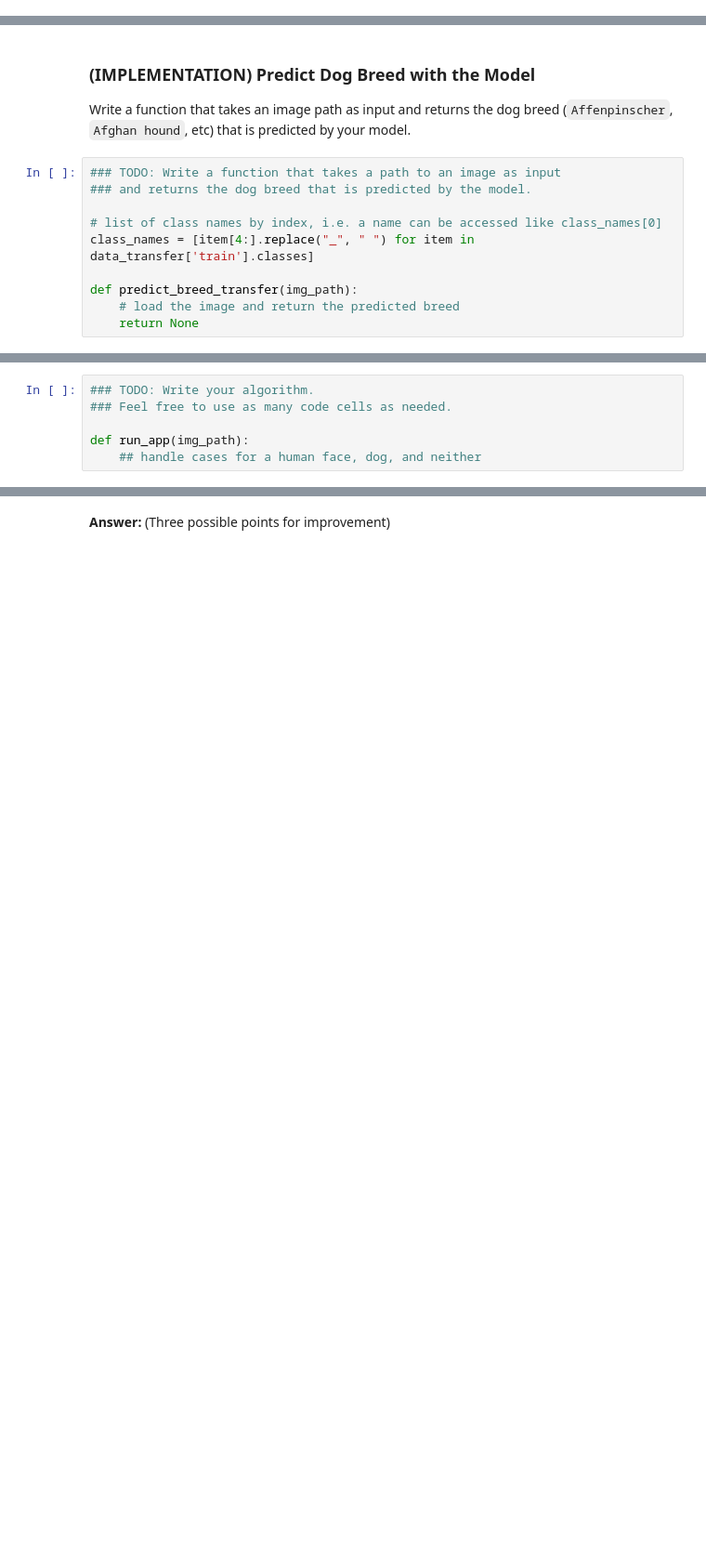
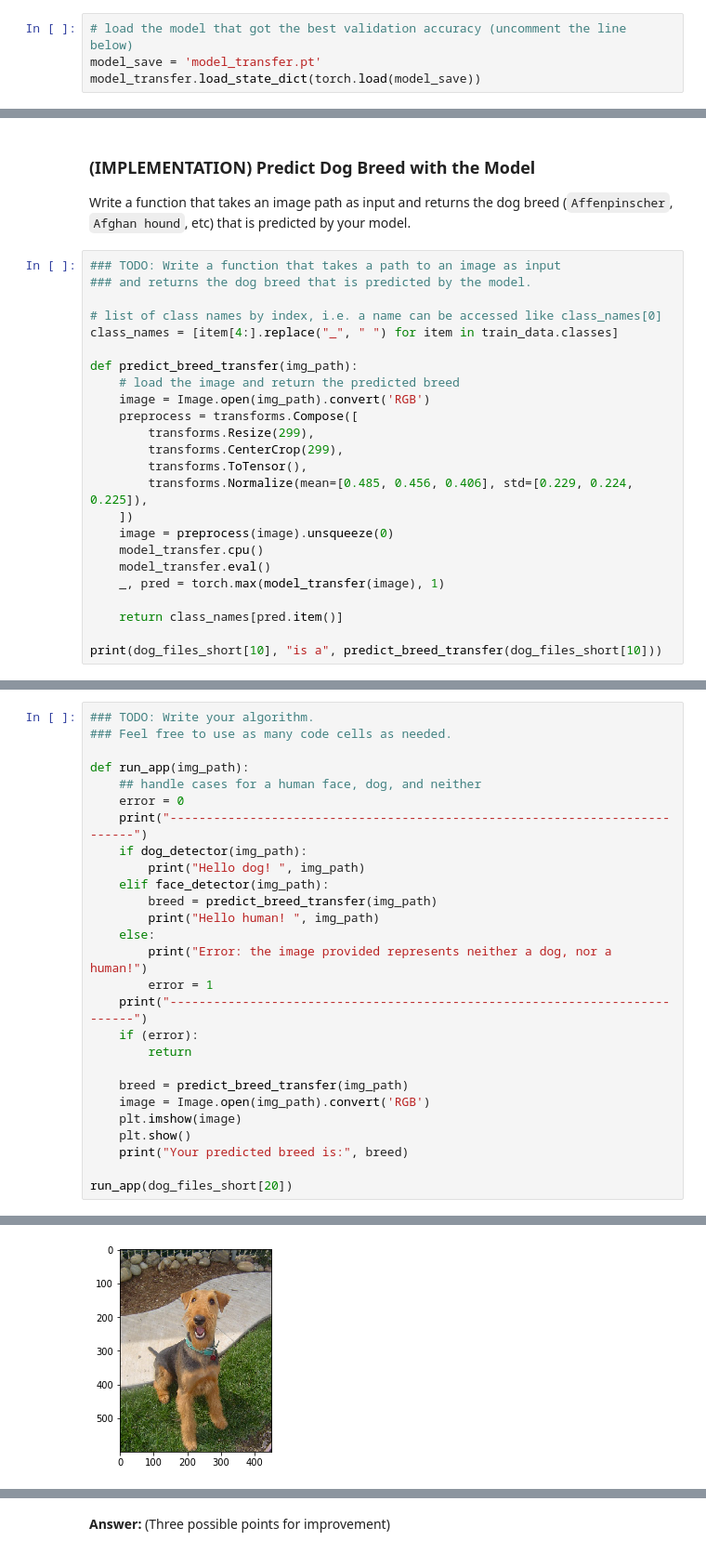
Before and after one commit to todeschini-felipe/udacity, a Jupyter notebook: deep-learning-v2-pytorch-master/project-dog-classification/dog_app.ipynb, the cells around one changed output, grey strips where cells are left out. Shown at 93% size. Cells and saved outputs as stored; diff of their text form; blank space fills up the shorter version.

```diff
--- a/deep-learning-v2-pytorch-master/project-dog-classification/dog_app.ipynb
+++ b/deep-learning-v2-pytorch-master/project-dog-classification/dog_app.ipynb
@@ -683,3 +1019,7 @@ model_transfer = # train(n_epochs, loaders_transfer, model_transfer, optimizer_t
 ### (IMPLEMENTATION) Test the Model
 
 Try out your model on the test dataset of dog images. Use the code cell below to calculate and print the test loss and accuracy.  Ensure that your test accuracy is greater than 60%.
+# %%
+# load the model that got the best validation accuracy (uncomment the line below)
+model_save = 'model_transfer.pt'
+model_transfer.load_state_dict(torch.load(model_save))
@@ -694,8 +1041,22 @@ Write a function that takes an image path as input and returns the dog breed (`A
 ### and returns the dog breed that is predicted by the model.
 
 # list of class names by index, i.e. a name can be accessed like class_names[0]
-class_names = [item[4:].replace("_", " ") for item in data_transfer['train'].classes]
+class_names = [item[4:].replace("_", " ") for item in train_data.classes]
 
 def predict_breed_transfer(img_path):
     # load the image and return the predicted breed
-    return None
+    image = Image.open(img_path).convert('RGB')
+    preprocess = transforms.Compose([
+        transforms.Resize(299),
+        transforms.CenterCrop(299),
+        transforms.ToTensor(),
+        transforms.Normalize(mean=[0.485, 0.456, 0.406], std=[0.229, 0.224, 0.225]),
+    ])
+    image = preprocess(image).unsqueeze(0)
+    model_transfer.cpu()
+    model_transfer.eval()
+    _, pred = torch.max(model_transfer(image), 1)
+
+    return class_names[pred.item()]
+
+print(dog_files_short[10], "is a", predict_breed_transfer(dog_files_short[10]))
@@ -723,3 +1086,25 @@ Some sample output for our algorithm is provided below, but feel free to design
 
 def run_app(img_path):
     ## handle cases for a human face, dog, and neither
+    error = 0
+    print("---------------------------------------------------------------------------")
+    if dog_detector(img_path):
+        print("Hello dog! ", img_path)
+    elif face_detector(img_path):
+        breed = predict_breed_transfer(img_path)
+        print("Hello human! ", img_path)
+    else:
+        print("Error: the image provided represents neither a dog, nor a human!")
+        error = 1
+    print("---------------------------------------------------------------------------")
+    if (error):
+        return
+
+    breed = predict_breed_transfer(img_path)
+    image = Image.open(img_path).convert('RGB')
+    plt.imshow(image)
+    plt.show()
+    print("Your predicted breed is:", breed)
+
+run_app(dog_files_short[20])
+# %% [output]
@@ -725,0 +1114 @@ def run_app(img_path):
+[figure, added]
```
Also changed, not shown: parts of 43 cells of this notebook, 8 other files.
